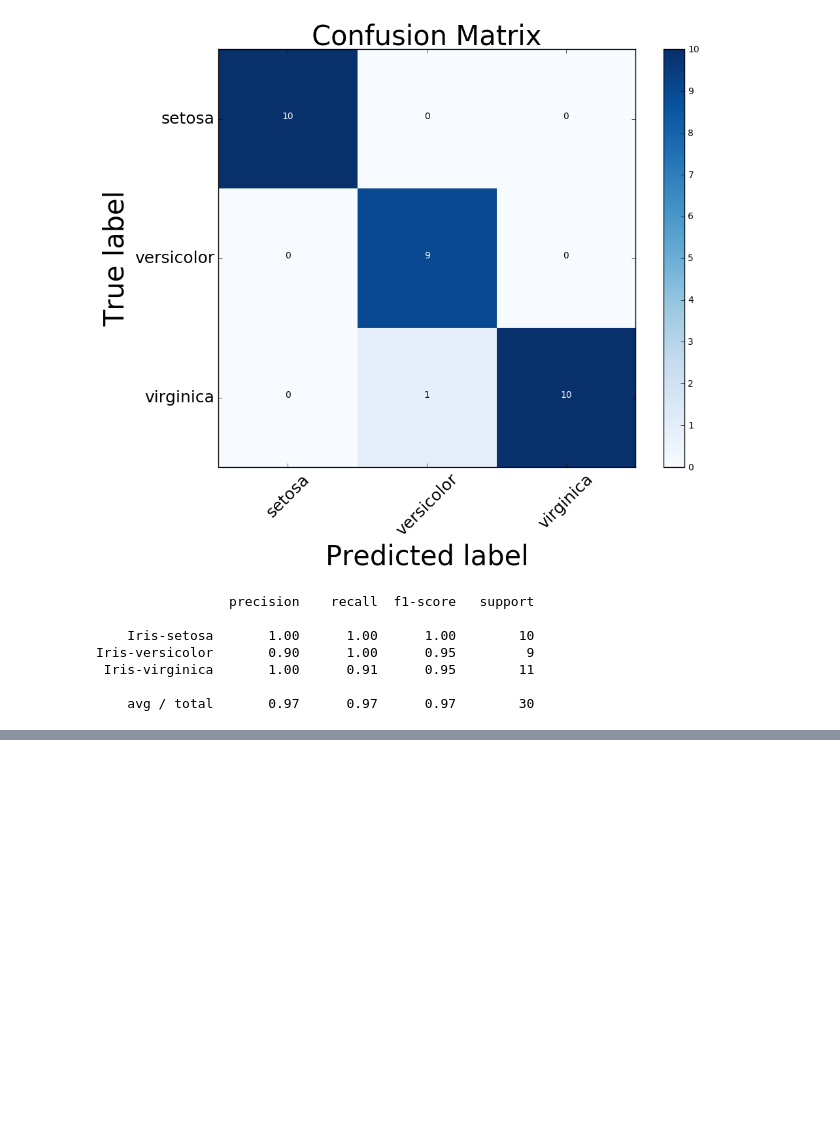
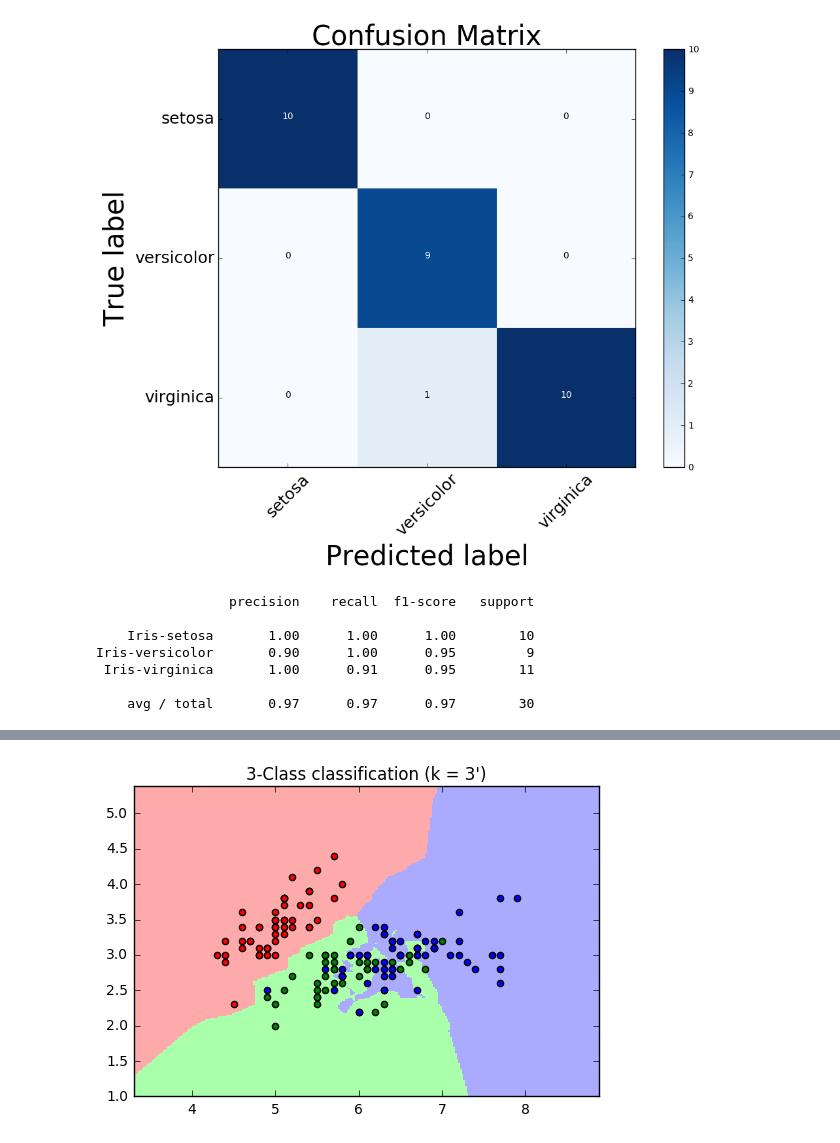
Before and after one commit to Atharva-Marathe/quickMLTests, a Jupyter notebook: iris_test.ipynb, the cells around one changed output, grey strips where cells are left out. Drawn from its saved outputs; the diff is of its cells as text; code cells hidden in the pictures; blank space fills up the shorter version.

```diff
--- a/iris_test.ipynb
+++ b/iris_test.ipynb
@@ -179,0 +187,50 @@ Iris-versicolor       0.90      1.00      0.95         9
+# %%
+# we only take the first two features. We could avoid this ugly
+# slicing by using a two-dim dataset
+dataset['species'].replace('Iris-setosa',0,inplace=True)
+dataset['species'].replace('Iris-versicolor',1,inplace=True)
+dataset['species'].replace('Iris-virginica',2,inplace=True)
+
+X = np.asarray(dataset.iloc[:, :2])
+y = np.asarray(dataset.iloc[:, -1:])
+
+n_neighbors=3
+
+knn2 = KNeighborsClassifier(n_neighbors=n_neighbors)
+
+knn2.fit(X,y)
+
+h = .02  # step size in the mesh
+
+
+# Create color maps
+from matplotlib.colors import ListedColormap
+
+cmap_light = ListedColormap(['#FFAAAA', '#AAFFAA', '#AAAAFF'])
+cmap_bold = ListedColormap(['#FF0000', '#00FF00', '#0000FF'])
+# Plot the decision boundary. For that, we will assign a color to each
+# point in the mesh [x_min, x_max]x[y_min, y_max].
+x_min=X[:,0].min()-1
+x_max=X[:,0].max()+1
+y_min = X[:,1].min()-1
+y_max = X[:,1].max()+1
+
+xx, yy = np.meshgrid(np.arange(x_min, x_max, h),
+                         np.arange(y_min, y_max, h))
+Z = knn2.predict(np.c_[xx.ravel(), yy.ravel()])
+# Put the result into a color plot
+Z = Z.reshape(xx.shape)
+plt.figure()
+plt.pcolormesh(xx, yy, Z, cmap=cmap_light)
+
+plt.scatter(np.asarray(dataset['sepal-length'])[np.where(dataset['species']==0)],np.asarray(dataset['sepal-width'])[np.where(dataset['species']==0)], c='r', label='Iris-setosa')
+plt.scatter(np.asarray(dataset['sepal-length'])[np.where(dataset['species']==1)],np.asarray(dataset['sepal-width'])[np.where(dataset['species']==1)], c='g', label='Iris-versicolor')
+plt.scatter(np.asarray(dataset['sepal-length'])[np.where(dataset['species']==2)],np.asarray(dataset['sepal-width'])[np.where(dataset['species']==2)], c='b', label='Iris-virginica')
+
+plt.xlim(xx.min(), xx.max())
+plt.ylim(yy.min(), yy.max())
+plt.title("3-Class classification (k = %i')" % (n_neighbors))
+
+plt.show()
+# %% [output]
+[figure, added]
```
Also changed, not shown: parts of 4 cells of this notebook.
